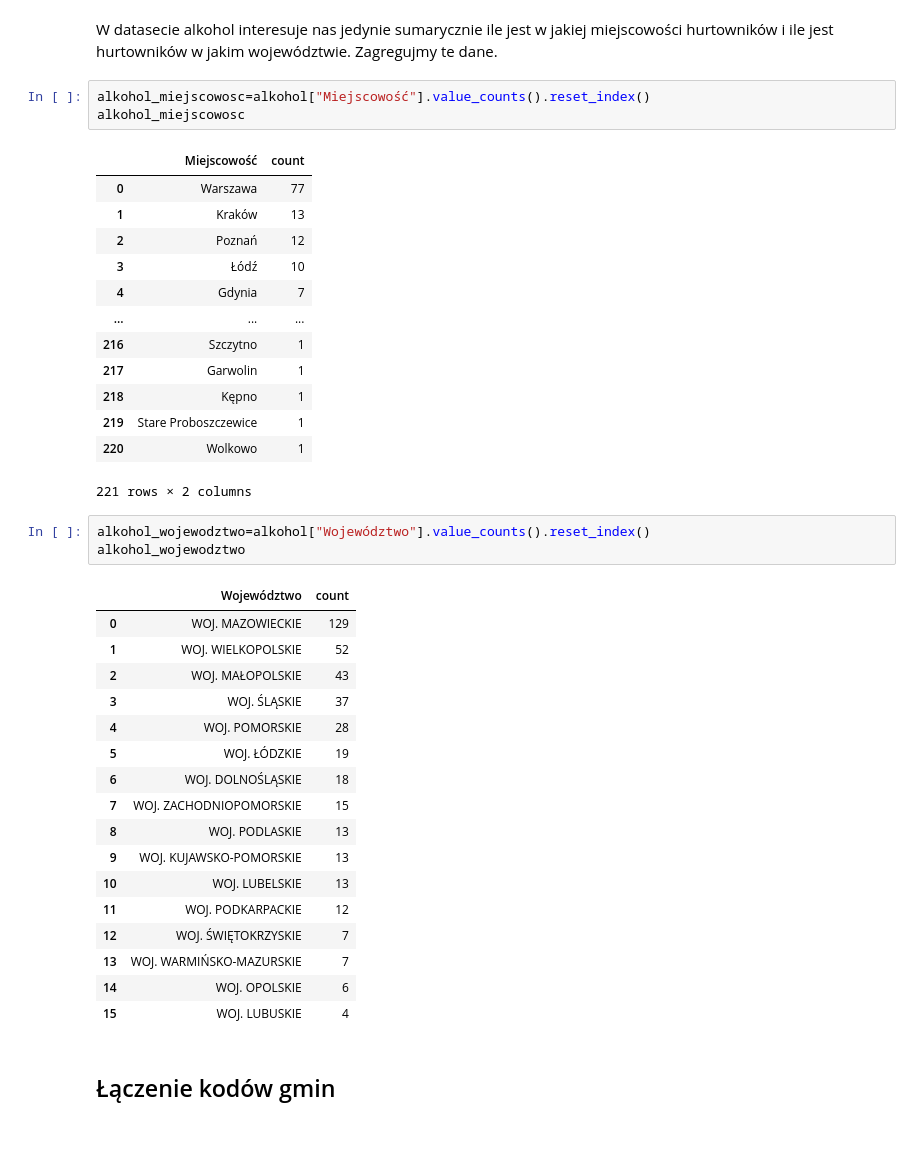
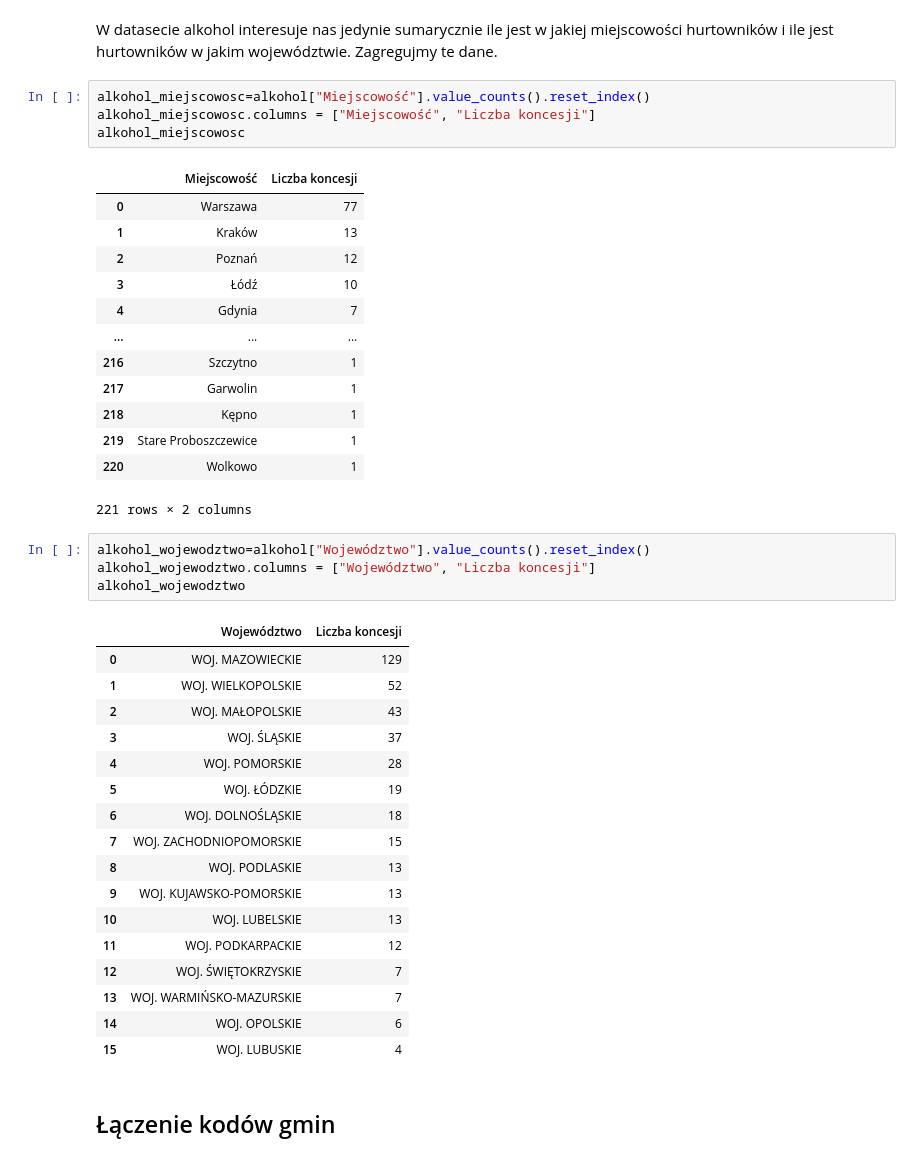
Before and after one commit to marant482/narzedzia-programistyczne-w-pythonie-final-assignment, a Jupyter notebook: notebooks/ANALIZA DANYCH.ipynb, the cells around one changed output. Saved outputs shown, nothing was run; the diff lists cells and outputs as text.

```diff
--- a/notebooks/ANALIZA DANYCH.ipynb
+++ b/notebooks/ANALIZA DANYCH.ipynb
@@ -172,9 +176,10 @@ W datasecie alkohol interesuje nas jedynie sumarycznie ile jest w jakiej miejsco
 Zagregujmy te dane.
 # %%
 alkohol_miejscowosc=alkohol["Miejscowość"].value_counts().reset_index()
+alkohol_miejscowosc.columns = ["Miejscowość", "Liczba koncesji"]
 alkohol_miejscowosc
 # %% [output]
-|  | Miejscowość | count |
+|  | Miejscowość | Liczba koncesji |
 | 0 | Warszawa | 77 |
 | 1 | Kraków | 13 |
 | 2 | Poznań | 12 |
@@ -189,9 +194,10 @@ alkohol_miejscowosc
 221 rows × 2 columns
 # %%
 alkohol_wojewodztwo=alkohol["Województwo"].value_counts().reset_index()
+alkohol_wojewodztwo.columns = ["Województwo", "Liczba koncesji"]
 alkohol_wojewodztwo
 # %% [output]
-|  | Województwo | count |
+|  | Województwo | Liczba koncesji |
 | 0 | WOJ. MAZOWIECKIE | 129 |
 | 1 | WOJ. WIELKOPOLSKIE | 52 |
 | 2 | WOJ. MAŁOPOLSKIE | 43 |
```
Also changed, not shown: parts of 34 cells of this notebook.
